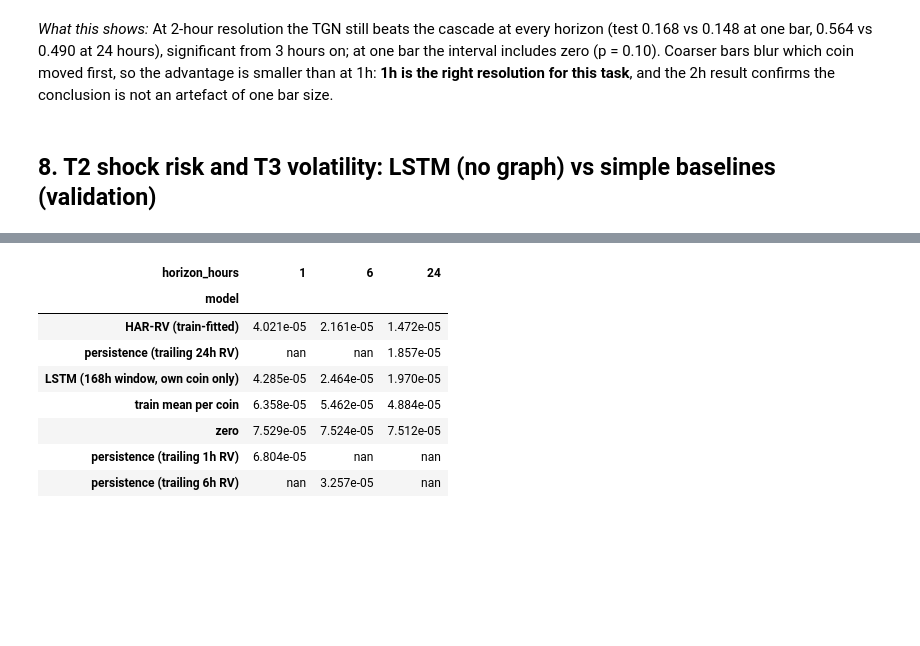
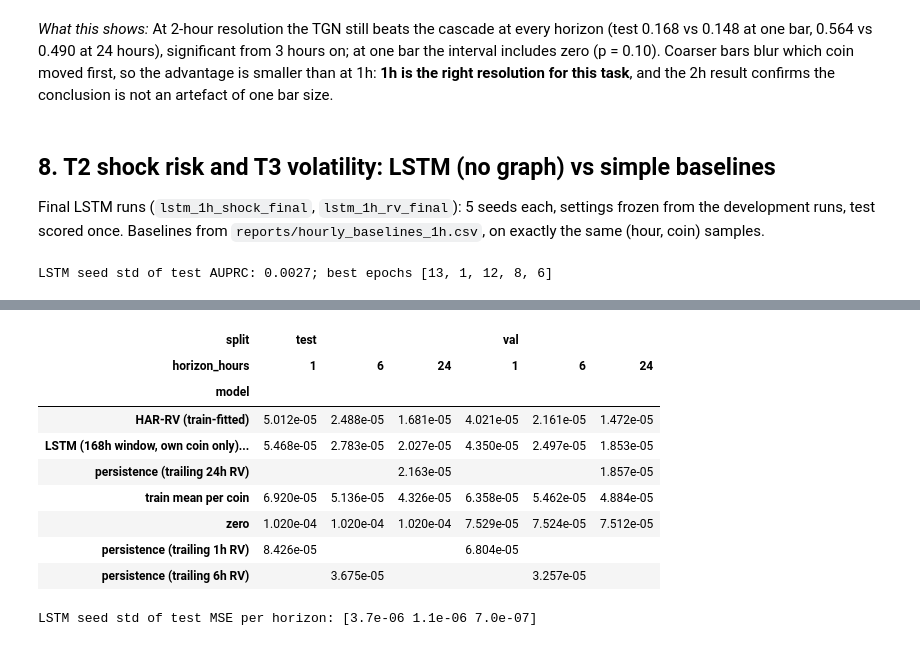
Before and after one commit to da-ksh-esh/CryptoGraph, a Jupyter notebook: notebooks/03_models_vs_baselines.ipynb, the cells around one changed output, grey strips where cells are left out. Cells and saved outputs as stored; diff of their text form; code cells hidden in the pictures; blank space fills up the shorter version.

Commit message:
notebooks: 03 with final 5-seed LSTM results (T2/T3)
Co-Authored-By: Claude Opus 5.5 <noreply@anthropic.com>

```diff
--- a/notebooks/03_models_vs_baselines.ipynb
+++ b/notebooks/03_models_vs_baselines.ipynb
@@ -403,36 +405,46 @@ display(bt2.round(4))
 which coin moved first, so the advantage is smaller than at 1h: **1h is the right resolution for this task**, and the 2h
 result confirms the conclusion is not an artefact of one bar size.
 # %% [markdown]
-## 8. T2 shock risk and T3 volatility: LSTM (no graph) vs simple baselines (validation)
+## 8. T2 shock risk and T3 volatility: LSTM (no graph) vs simple baselines
+
+Final LSTM runs (`lstm_1h_shock_final`, `lstm_1h_rv_final`): 5 seeds each, settings frozen from the development runs,
+test scored once. Baselines from `reports/hourly_baselines_1h.csv`, on exactly the same (hour, coin) samples.
 # %%
-lv = runs[runs["experiment"].isin(["lstm_1h_shock_dev", "lstm_1h_rv_dev"])]
-b1 = base[(base["resolution"] == "1h") & (base["split"] == "val")]
-t2 = b1[b1["task"].str.startswith("T2")][["model", "AUPRC", "AUROC"]].copy()
-sh = lv[lv["experiment"] == "lstm_1h_shock_dev"]
-if len(sh):
-    t2 = pd.concat([t2, pd.DataFrame([{"model": "LSTM (168h window, own coin only)", "AUPRC": sh["val_auprc"].iloc[-1],
-                                       "AUROC": sh["val_auroc"].iloc[-1]}])])
-display(t2.sort_values("AUPRC", ascending=False).set_index("model").round(4))
-t3 = b1[b1["task"].str.startswith("T3")].pivot_table(index="model", columns="horizon_hours", values="MSE")
-rv_dirs = sorted(RUNS.glob("*_lstm_1h_rv_dev_*"))
-if rv_dirs:
-    from torch.utils.data import DataLoader
-    from cryptograph.data.datasets import PanelWindowDataset
-    from cryptograph.models.lstm import CryptoLSTM
-    ck = torch.load(rv_dirs[-1] / "checkpoint.pt", weights_only=False)
+b1 = base[(base["resolution"] == "1h") & base["split"].isin(["val", "test"])]
+sh = metrics_of("lstm_1h_shock_final")
+t2 = b1[b1["task"].str.startswith("T2")].pivot_table(index="model", columns="split", values=["AUPRC", "AUROC"])
+t2.loc["LSTM (168h window, own coin only), 5 seeds"] = [np.mean([m[f"{s}_{k.lower()}"] for m in sh])
+                                                         for k, s in t2.columns]
+t2.loc["random (positive rate)"] = [np.mean([m[f"{s}_posrate"] for m in sh]) if k == "AUPRC" else 0.5 for k, s in t2.columns]
+print(f"LSTM seed std of test AUPRC: {np.std([m['test_auprc'] for m in sh], ddof=1):.4f}; best epochs {[m['best_epoch'] for m in sh]}")
+display(t2.sort_values(("AUPRC", "test"), ascending=False).round(4))
+
+from cryptograph.data.datasets import PanelWindowDataset
+from cryptograph.models.lstm import CryptoLSTM
+from torch.utils.data import DataLoader
+
+def lstm_rv_mse(run_dir, split):
+    ck = torch.load(run_dir / "checkpoint.pt", weights_only=False)
     mc = ck["model_config"]
     net = CryptoLSTM(in_features=ck["n_features"], hidden_dim=mc["hidden_dim"], num_layers=mc["num_layers"],
                      out_horizons=ck["n_outputs"], dropout=mc["dropout"])
     net.load_state_dict(ck["model_state"])
     net.eval()
-    ds = PanelWindowDataset(f"{V2}/1h/panel.pt", f"{V2}/1h/lstm_index_val.pt")
+    ds = PanelWindowDataset(f"{V2}/1h/panel.pt", f"{V2}/1h/lstm_index_{split}.pt")
     P, Y = [], []
     with torch.no_grad():
-        for b in DataLoader(ds, batch_size=4096):
+        for b in DataLoader(ds, batch_size=8192):
             P.append(net(torch.nan_to_num(b["x"].float())))
             Y.append(b["y_rv"].float())
     P, Y = torch.cat(P).numpy(), torch.cat(Y).numpy()
     ok = np.isfinite(Y)
-    t3.loc["LSTM (168h window, own coin only)"] = [float(np.mean(((P - Y) ** 2)[:, i][ok[:, i]])) for i in range(Y.shape[1])]
-display(t3.sort_values(24).map("{:.3e}".format))
+    return [float(np.mean(((P - Y) ** 2)[:, i][ok[:, i]])) for i in range(Y.shape[1])]
+
+t3 = b1[b1["task"].str.startswith("T3")].pivot_table(index="model", columns=["split", "horizon_hours"], values="MSE")
+rv = metrics_of("lstm_1h_rv_final")
+lstm = {s: np.array([lstm_rv_mse(m["run_dir"], s) for m in rv]) for s in ("val", "test")}
+t3.loc["LSTM (168h window, own coin only), 5 seeds"] = [lstm[s].mean(0)[[1, 6, 24].index(h)] for s, h in t3.columns]
+display(t3.sort_values(("test", 24)).map(lambda v: f"{v:.3e}" if np.isfinite(v) else ""))
+print("LSTM seed std of test MSE per horizon:", np.round(lstm["test"].std(0, ddof=1), 7))
 # %% [output]
+LSTM seed std of test AUPRC: 0.0027; best epochs [13, 1, 12, 8, 6]
@@ -448,10 +462,12 @@ display(t3.sort_values(24).map("{:.3e}".format))
-| horizon_hours | 1 | 6 | 24 |
-| model |  |  |  |
-| HAR-RV (train-fitted) | 4.021e-05 | 2.161e-05 | 1.472e-05 |
-| persistence (trailing 24h RV) | nan | nan | 1.857e-05 |
-| LSTM (168h window, own coin only) | 4.285e-05 | 2.464e-05 | 1.970e-05 |
-| train mean per coin | 6.358e-05 | 5.462e-05 | 4.884e-05 |
-| zero | 7.529e-05 | 7.524e-05 | 7.512e-05 |
-| persistence (trailing 1h RV) | 6.804e-05 | nan | nan |
-| persistence (trailing 6h RV) | nan | 3.257e-05 | nan |
+| split | test |  |  | val |  |  |
+| horizon_hours | 1 | 6 | 24 | 1 | 6 | 24 |
+| model |  |  |  |  |  |  |
+| HAR-RV (train-fitted) | 5.012e-05 | 2.488e-05 | 1.681e-05 | 4.021e-05 | 2.161e-05 | 1.472e-05 |
+| LSTM (168h window, own coin only)... | 5.468e-05 | 2.783e-05 | 2.027e-05 | 4.350e-05 | 2.497e-05 | 1.853e-05 |
+| persistence (trailing 24h RV) |  |  | 2.163e-05 |  |  | 1.857e-05 |
+| train mean per coin | 6.920e-05 | 5.136e-05 | 4.326e-05 | 6.358e-05 | 5.462e-05 | 4.884e-05 |
+| zero | 1.020e-04 | 1.020e-04 | 1.020e-04 | 7.529e-05 | 7.524e-05 | 7.512e-05 |
+| persistence (trailing 1h RV) | 8.426e-05 |  |  | 6.804e-05 |  |  |
+| persistence (trailing 6h RV) |  | 3.675e-05 |  |  | 3.257e-05 |  |
+LSTM seed std of test MSE per horizon: [3.7e-06 1.1e-06 7.0e-07]
 # %% [markdown]
```
Also changed, not shown: parts of 4 cells of this notebook.
